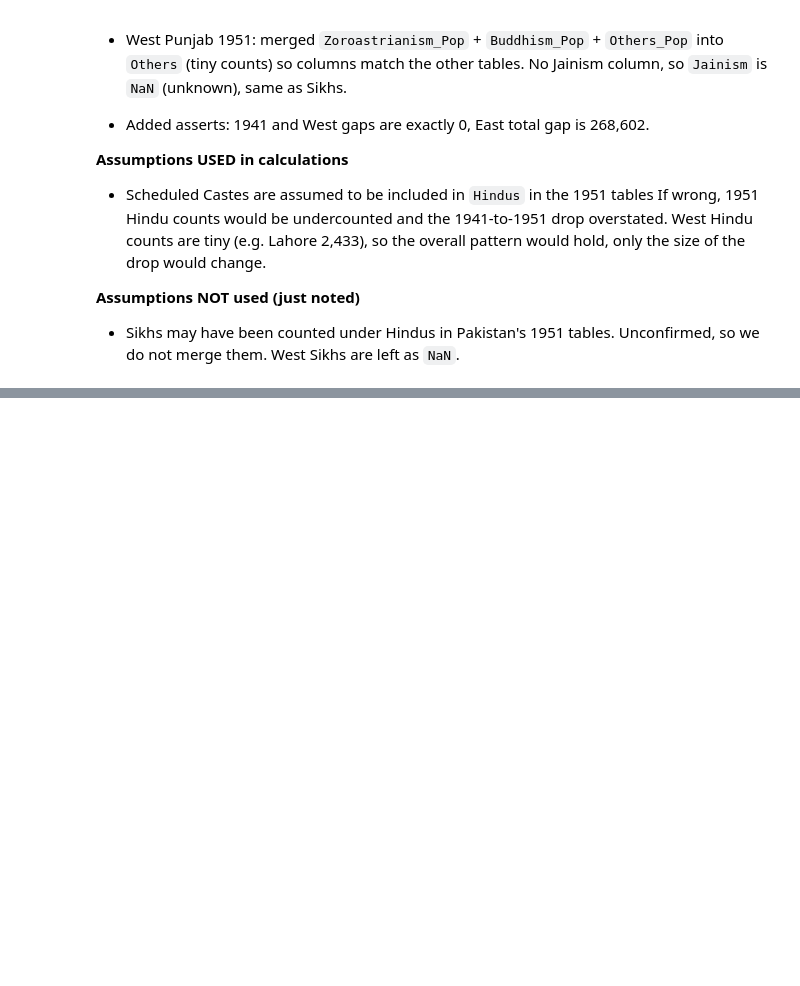
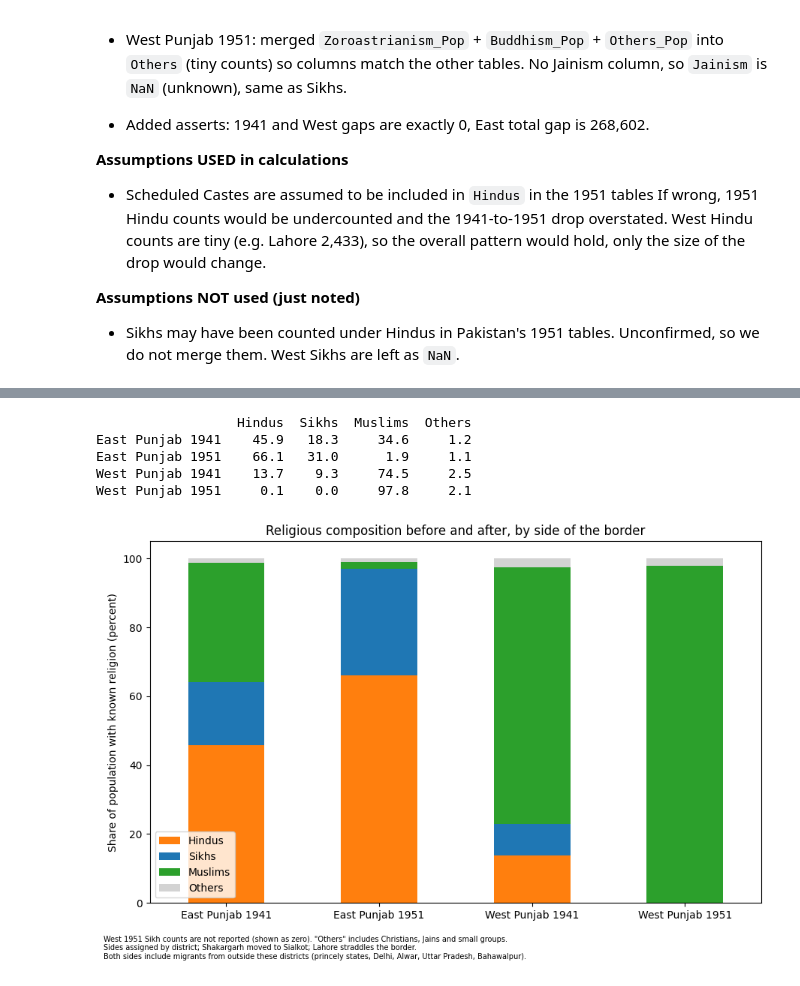
Before and after one commit to prabh9050/the-line-and-the-ledger, a Jupyter notebook: notebooks/02_eda_1941_vs_1951.ipynb, the cells around one changed output, grey strips where cells are left out. Saved outputs shown, nothing was run; the diff lists cells and outputs as text; code cells hidden in the pictures; blank space fills up the shorter version.

```diff
--- a/notebooks/02_eda_1941_vs_1951.ipynb
+++ b/notebooks/02_eda_1941_vs_1951.ipynb
@@ -247,0 +421,42 @@ assert east_census_1951['gap'].sum() == 268602
+# %%
+# calculate the share of each religious group in the total population for each side and year
+groups = ['Hindus', 'Sikhs', 'Muslims']
+
+def side_composition(table, label):
+    totals = table[groups].sum()
+    totals['Others'] = table[['Christianity', 'Jainism', 'Others']].sum().sum()
+    shares = totals / totals.sum() * 100
+    shares.name = label
+    return shares
+
+east_1941 = census_1941[census_1941['District'].isin(east_names)]
+west_1941 = census_1941[~census_1941['District'].isin(east_names)]
+
+composition = pd.DataFrame([
+    side_composition(east_1941, 'East Punjab 1941'),
+    side_composition(east_census_1951, 'East Punjab 1951'),
+    side_composition(west_1941, 'West Punjab 1941'),
+    side_composition(west_census_1951, 'West Punjab 1951'),
+])
+print(composition.round(1))
+
+# plot the religious composition for each side and year
+composition.plot(kind='bar', stacked=True, figsize=(9, 6), rot=0,
+                 color=['tab:orange', 'tab:blue', 'tab:green', 'lightgrey'])
+plt.ylabel('Share of population with known religion (percent)')
+plt.title('Religious composition before and after, by side of the border')
+plt.figtext(0.01, 0.01,
+            'West 1951 Sikh counts are not reported (shown as zero). "Others" includes Christians, Jains and small groups.\n'
+            'Sides assigned by district; Shakargarh moved to Sialkot; Lahore straddles the border.\n'
+            'Both sides include migrants from outside these districts (princely states, Delhi, Alwar, Uttar Pradesh, Bahawalpur).',
+            fontsize=7)
+plt.tight_layout(rect=[0, 0.07, 1, 1])
+plt.savefig(reports_folder / 'religious_composition_by_side.png', dpi=300, bbox_inches='tight')
+plt.show()
+# %% [output]
+                  Hindus  Sikhs  Muslims  Others
+East Punjab 1941    45.9   18.3     34.6     1.2
+East Punjab 1951    66.1   31.0      1.9     1.1
+West Punjab 1941    13.7    9.3     74.5     2.5
+West Punjab 1951     0.1    0.0     97.8     2.1
+[figure, added]
```
Also changed, not shown: parts of 9 cells of this notebook, 8 other files.
